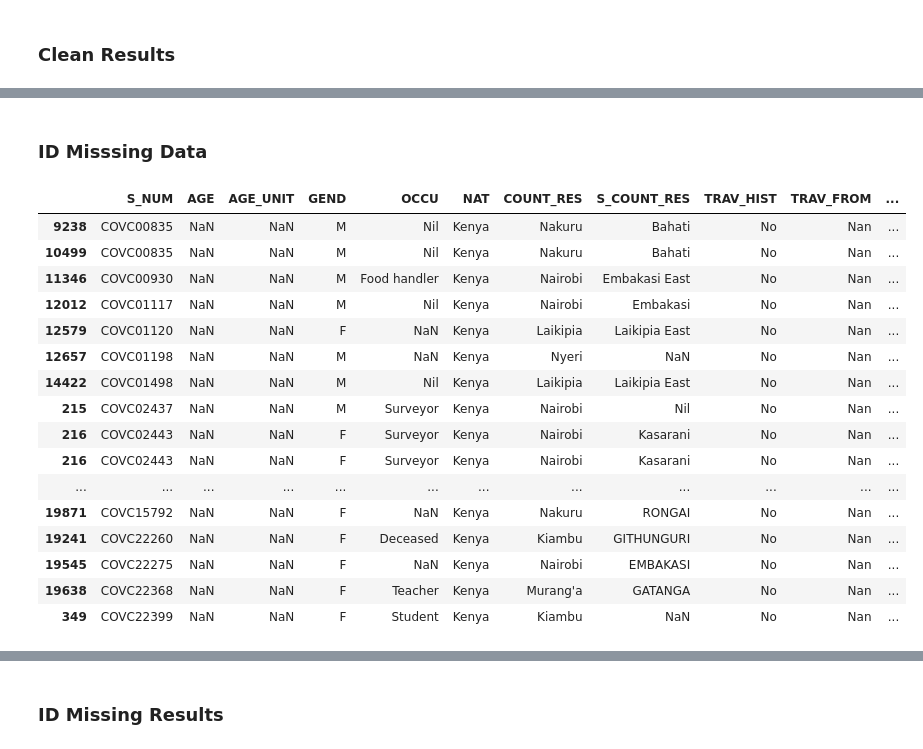
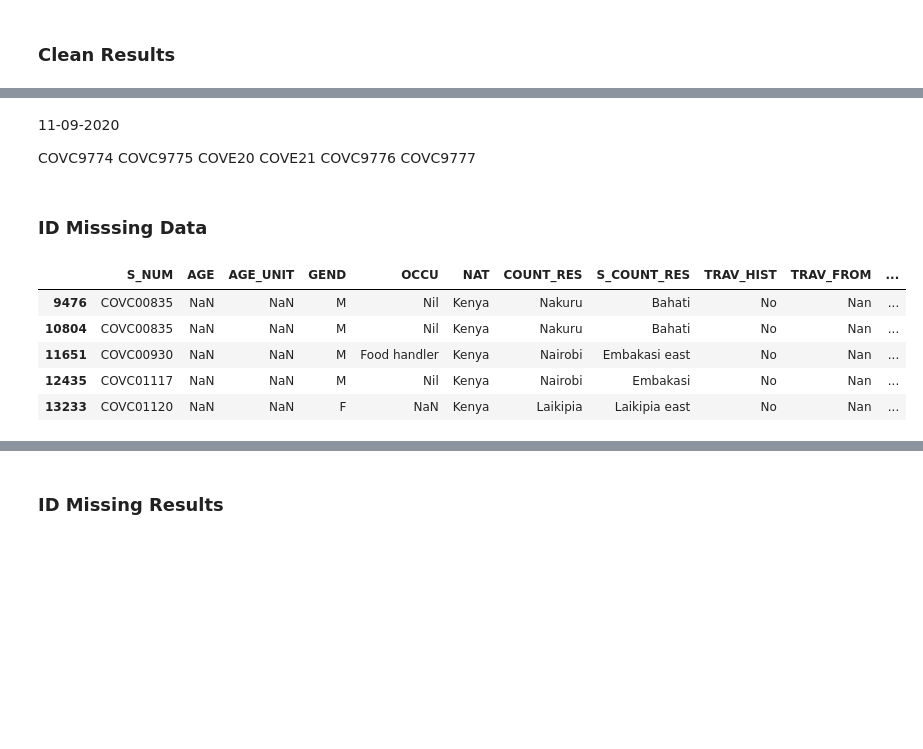
Before and after one commit to ousodaniel/SARS-CoV-2-Data-Workflows, a Jupyter notebook: metadata-cleaning.ipynb, the cells around one changed output, grey strips where cells are left out. Cells and saved outputs as stored; diff of their text form; code cells hidden in the pictures; blank space fills up the shorter version.

```diff
--- a/metadata-cleaning.ipynb
+++ b/metadata-cleaning.ipynb
@@ -444,7 +541,9 @@ to_rep = ['None indicated',
  'not_indicated',
  'Not Indicated',
  'not Indicated',
- 'None Indicated']
+ 'None Indicated',
+ 'NO PATIENT DATASHEET'
+]
 # %%
 df_years_repnan2float = df_years_rencol.assign(AGE_YRS=df_years_rencol['AGE_YRS'].replace(to_rep, np.nan).astype(float))
 # %%
@@ -517,7 +617,7 @@ df_years_repgender['GEND'].unique()
 # %% [output]
 array(['M', 'F', nan, 'Nil'], dtype=object)
 # %%
-df_years_repgender['GEND'].replace('Nil', np.nan, inplace=True)
+df_years_repgender['GEND'].replace('Nil', None, inplace=True)
 # %%
 df_years_repgender['GEND'].unique()
 # %% [output]
@@ -721,10 +822,10 @@ def my_date_parser(x):
         if type(x) == pd.Timestamp:
             x = x.strftime('%d-%m-%Y')
         elif type(x) != pd.Timestamp and type(x) != (int, float, pd.NaT):
-            x = pd.to_datetime(x, errors='ignore', infer_datetime_format=True).strftime('%d-%m-%Y')
+            x = pd.to_datetime(x, errors='ignore', dayfirst=True, infer_datetime_format=True).strftime('%d-%m-%Y')
         elif x in ['None indicated', 'NIL', 'Not indicated on form ',
                     'Nil', 'None indicated', 'Leaked Sample - Empty', 'nan']:
-            x = pd.to_datetime(x, errors='coerce')
+            x = pd.to_datetime(x, errors='coerce', dayfirst=True)
     except (ValueError, AttributeError):
         x = x
     return x
@@ -758,7 +860,7 @@ array(['negative', 'positive', nan, 'neg', 'pos', 'inconclusive',
 # %%
 def cln_results(x):
     if isinstance(x, str):
-        x = x.lower()
+        x = x.strip().lower()
         if 'neg' in x:
             x = x.replace(x, 'Negative')
         elif 'pos' in x:
@@ -781,3 +915,12 @@ df_dts_cln_pos = df_dts_cln[df_dts_cln['RESULT'] == 'Positive']
+# %% [markdown]
+11-09-2020
+
+COVC9774
+COVC9775
+COVE20
+COVE21
+COVC9776
+COVC9777
 # %% [markdown]
 ### **ID Misssing Data**
 # %%
@@ -798,23 +941,12 @@ for num in df_dts_cln['S_NUM'].sort_values():
 #         print(f'ValueError: {num}')
         pass
 # %%
-df_missing
+df_missing.head()
 # %% [output]
 |  | S_NUM | AGE | AGE_UNIT | GEND | OCCU | NAT | COUNT_RES | S_COUNT_RES | TRAV_HIST | TRAV_FROM | ... |
-| 9238 | COVC00835 | NaN | NaN | M | Nil | Kenya | Nakuru | Bahati | No | Nan | ... |
-| 10499 | COVC00835 | NaN | NaN | M | Nil | Kenya | Nakuru | Bahati | No | Nan | ... |
-| 11346 | COVC00930 | NaN | NaN | M | Food handler | Kenya | Nairobi | Embakasi East | No | Nan | ... |
-| 12012 | COVC01117 | NaN | NaN | M | Nil | Kenya | Nairobi | Embakasi | No | Nan | ... |
-| 12579 | COVC01120 | NaN | NaN | F | NaN | Kenya | Laikipia | Laikipia East | No | Nan | ... |
-| 12657 | COVC01198 | NaN | NaN | M | NaN | Kenya | Nyeri | NaN | No | Nan | ... |
-| 14422 | COVC01498 | NaN | NaN | M | Nil | Kenya | Laikipia | Laikipia East | No | Nan | ... |
-| 215 | COVC02437 | NaN | NaN | M | Surveyor | Kenya | Nairobi | Nil | No | Nan | ... |
-| 216 | COVC02443 | NaN | NaN | F | Surveyor | Kenya | Nairobi | Kasarani | No | Nan | ... |
-| 216 | COVC02443 | NaN | NaN | F | Surveyor | Kenya | Nairobi | Kasarani | No | Nan | ... |
-| ... | ... | ... | ... | ... | ... | ... | ... | ... | ... | ... | ... |
-| 19871 | COVC15792 | NaN | NaN | F | NaN | Kenya | Nakuru | RONGAI | No | Nan | ... |
-| 19241 | COVC22260 | NaN | NaN | F | Deceased | Kenya | Kiambu | GITHUNGURI | No | Nan | ... |
-| 19545 | COVC22275 | NaN | NaN | F | NaN | Kenya | Nairobi | EMBAKASI | No | Nan | ... |
-| 19638 | COVC22368 | NaN | NaN | F | Teacher | Kenya | Murang'a | GATANGA | No | Nan | ... |
-| 349 | COVC22399 | NaN | NaN | F | Student | Kenya | Kiambu | NaN | No | Nan | ... |
+| 9476 | COVC00835 | NaN | NaN | M | Nil | Kenya | Nakuru | Bahati | No | Nan | ... |
+| 10804 | COVC00835 | NaN | NaN | M | Nil | Kenya | Nakuru | Bahati | No | Nan | ... |
+| 11651 | COVC00930 | NaN | NaN | M | Food handler | Kenya | Nairobi | Embakasi east | No | Nan | ... |
+| 12435 | COVC01117 | NaN | NaN | M | Nil | Kenya | Nairobi | Embakasi | No | Nan | ... |
+| 13233 | COVC01120 | NaN | NaN | F | NaN | Kenya | Laikipia | Laikipia east | No | Nan | ... |
 # %%
```
Also changed, not shown: parts of 107 cells of this notebook.
